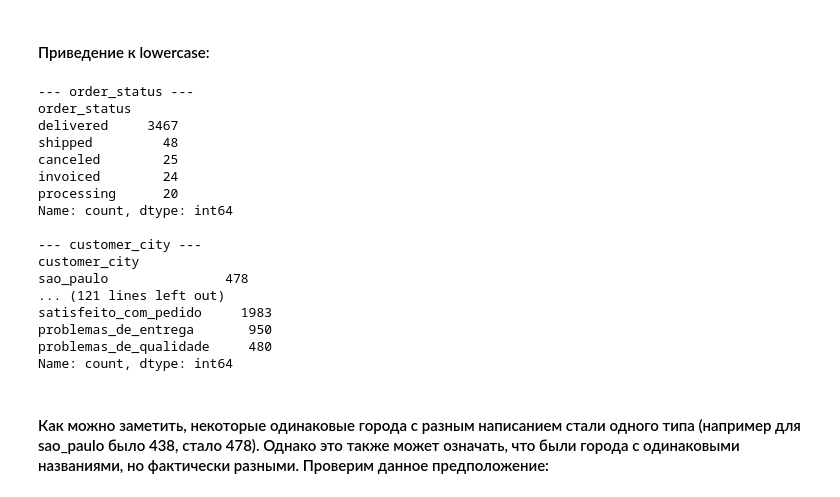
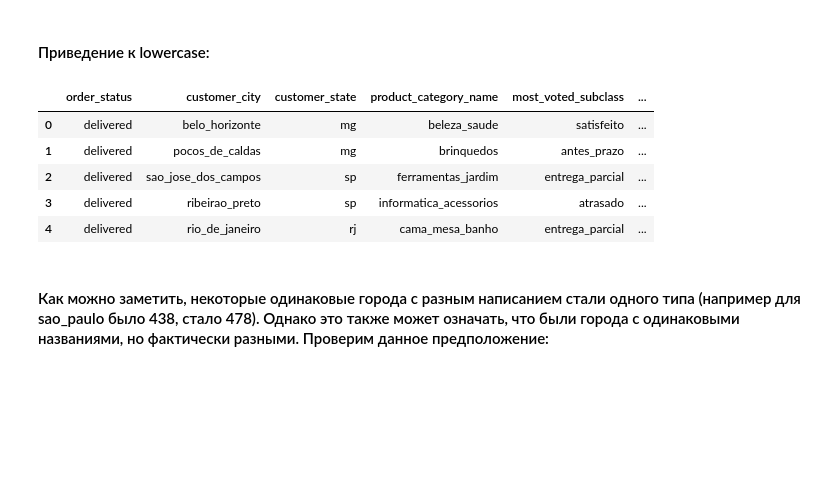
Before and after one commit to ViacheslavTimofeev/Olist_v5_churn_prediction, a Jupyter notebook: olist-ml-churn-prediction/notebooks/02_classified_data_eda_and_preprocessing_2025-11-07.ipynb, the cells around one changed output. Cells and saved outputs as stored; diff of their text form; code cells hidden in the pictures; blank space fills up the shorter version.

```diff
--- a/olist-ml-churn-prediction/notebooks/02_classified_data_eda_and_preprocessing_2025-11-07.ipynb
+++ b/olist-ml-churn-prediction/notebooks/02_classified_data_eda_and_preprocessing_2025-11-07.ipynb
@@ -131,28 +168,14 @@ def to_new_value_fmt(s: str) -> str:
 # %%
 classified_data[categorical_features] = classified_data[categorical_features].map(to_new_value_fmt)
 # %%
-for col in categorical_features:
-    print(f"--- {col} ---")
-    print(classified_data[col].value_counts())
-    print()
+display(classified_data[categorical_features].head())
 # %% [output]
---- order_status ---
-order_status
-delivered     3467
-shipped         48
-canceled        25
-invoiced        24
-processing      20
-Name: count, dtype: int64
-
---- customer_city ---
-customer_city
-sao_paulo               478
-... (121 lines left out)
-satisfeito_com_pedido     1983
-problemas_de_entrega       950
-problemas_de_qualidade     480
-Name: count, dtype: int64
+|  | order_status | customer_city | customer_state | product_category_name | most_voted_subclass | ... |
+| 0 | delivered | belo_horizonte | mg | beleza_saude | satisfeito | ... |
+| 1 | delivered | pocos_de_caldas | mg | brinquedos | antes_prazo | ... |
+| 2 | delivered | sao_jose_dos_campos | sp | ferramentas_jardim | entrega_parcial | ... |
+| 3 | delivered | ribeirao_preto | sp | informatica_acessorios | atrasado | ... |
+| 4 | delivered | rio_de_janeiro | rj | cama_mesa_banho | entrega_parcial | ... |
 # %% [markdown]
 #### Как можно заметить, некоторые одинаковые города с разным написанием стали одного типа (например для sao_paulo было 438, стало 478). Однако это также может означать, что были города с одинаковыми названиями, но фактически разными. Проверим данное предположение:
 # %%
```
Also changed, not shown: parts of 33 cells of this notebook, 5 other files.
